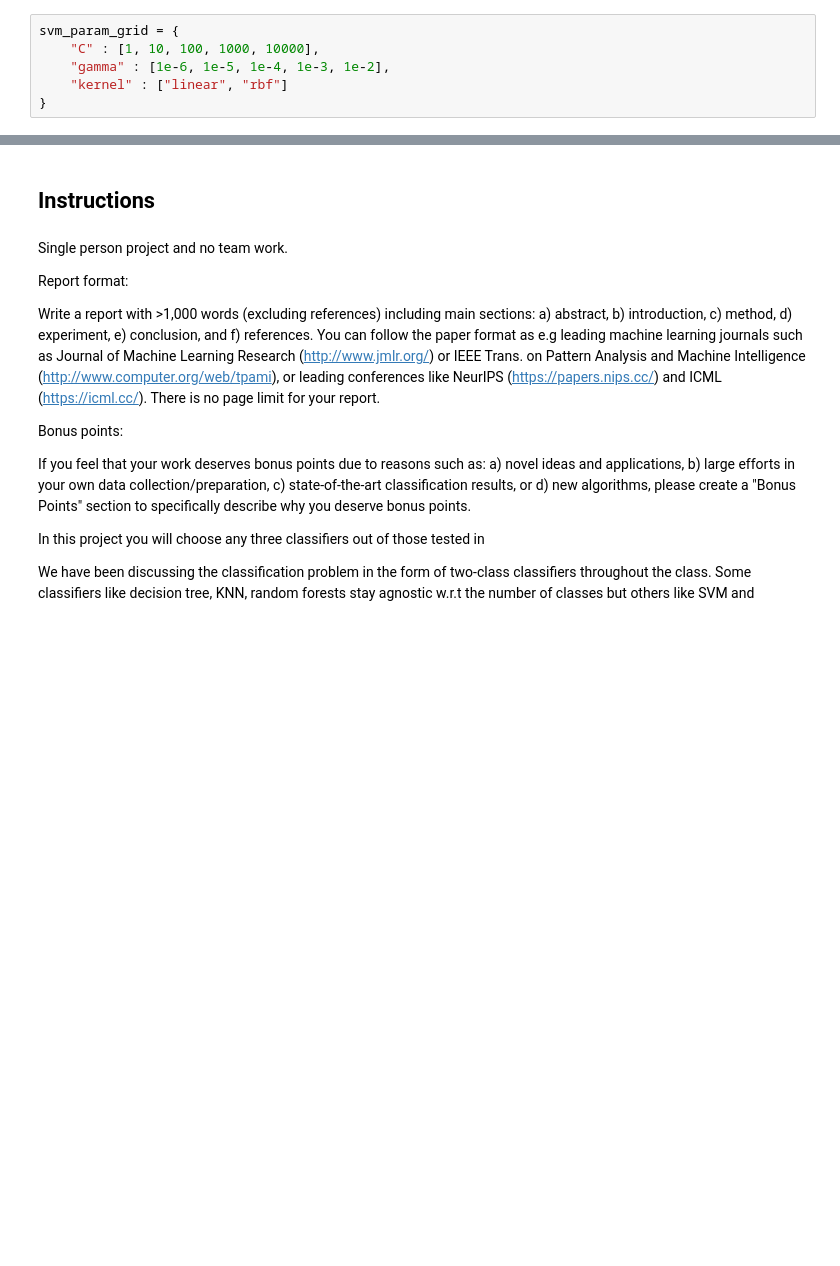
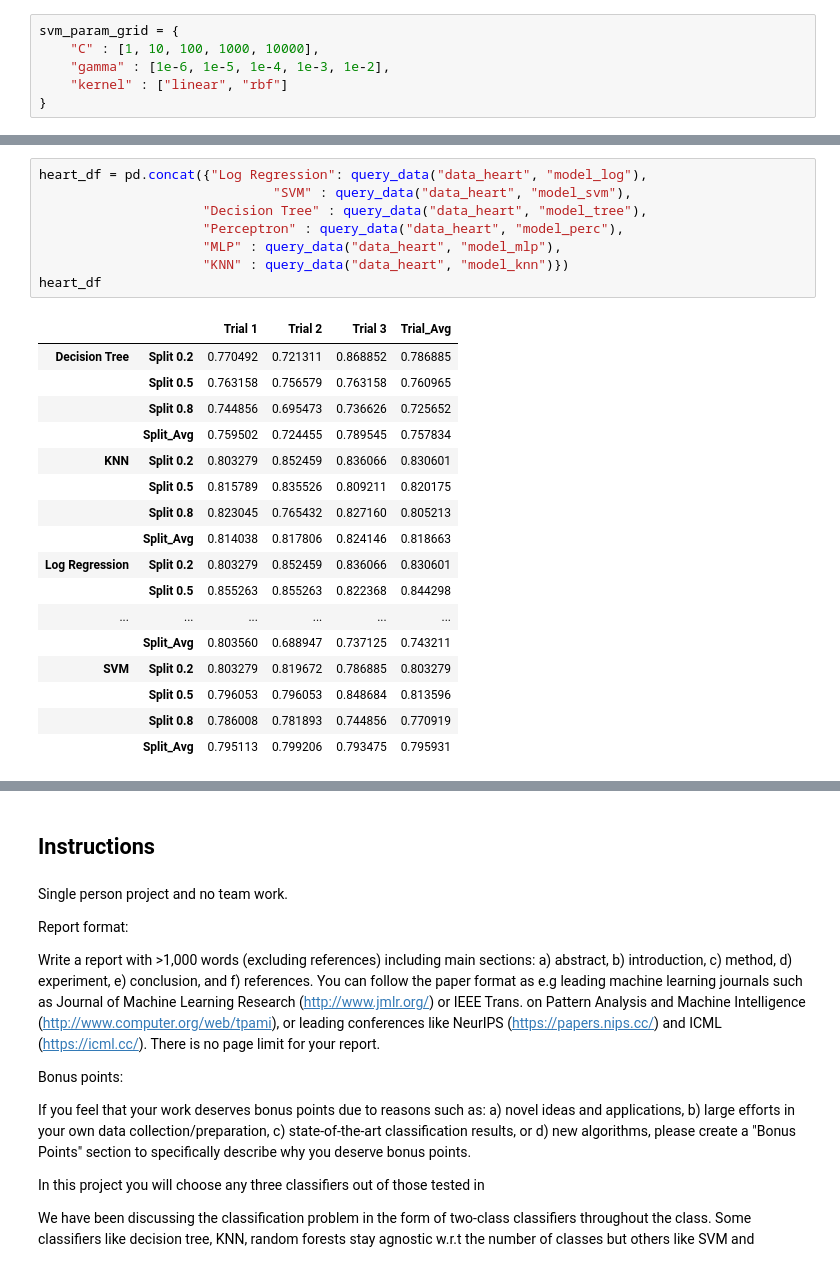
Before and after one commit to nschenone/COGS_118A_Final_Project, a Jupyter notebook: Final Project.ipynb, the cells around one changed output, grey strips where cells are left out. Cells and saved outputs as stored; diff of their text form; blank space fills up the shorter version.

```diff
--- a/Final Project.ipynb
+++ b/Final Project.ipynb
@@ -187,0 +738,26 @@ Accuracy 0.7868852459016393
+# %%
+heart_df = pd.concat({"Log Regression": query_data("data_heart", "model_log"),
+                              "SVM" : query_data("data_heart", "model_svm"),
+                     "Decision Tree" : query_data("data_heart", "model_tree"),
+                     "Perceptron" : query_data("data_heart", "model_perc"),
+                     "MLP" : query_data("data_heart", "model_mlp"),
+                     "KNN" : query_data("data_heart", "model_knn")})
+heart_df
+# %% [output]
+|  |  | Trial 1 | Trial 2 | Trial 3 | Trial_Avg |
+| Decision Tree | Split 0.2 | 0.770492 | 0.721311 | 0.868852 | 0.786885 |
+|  | Split 0.5 | 0.763158 | 0.756579 | 0.763158 | 0.760965 |
+|  | Split 0.8 | 0.744856 | 0.695473 | 0.736626 | 0.725652 |
+|  | Split_Avg | 0.759502 | 0.724455 | 0.789545 | 0.757834 |
+| KNN | Split 0.2 | 0.803279 | 0.852459 | 0.836066 | 0.830601 |
+|  | Split 0.5 | 0.815789 | 0.835526 | 0.809211 | 0.820175 |
+|  | Split 0.8 | 0.823045 | 0.765432 | 0.827160 | 0.805213 |
+|  | Split_Avg | 0.814038 | 0.817806 | 0.824146 | 0.818663 |
+| Log Regression | Split 0.2 | 0.803279 | 0.852459 | 0.836066 | 0.830601 |
+|  | Split 0.5 | 0.855263 | 0.855263 | 0.822368 | 0.844298 |
+| ... | ... | ... | ... | ... | ... |
+|  | Split_Avg | 0.803560 | 0.688947 | 0.737125 | 0.743211 |
+| SVM | Split 0.2 | 0.803279 | 0.819672 | 0.786885 | 0.803279 |
+|  | Split 0.5 | 0.796053 | 0.796053 | 0.848684 | 0.813596 |
+|  | Split 0.8 | 0.786008 | 0.781893 | 0.744856 | 0.770919 |
+|  | Split_Avg | 0.795113 | 0.799206 | 0.793475 | 0.795931 |
```
Also changed, not shown: parts of 101 cells of this notebook, 22 other files.
